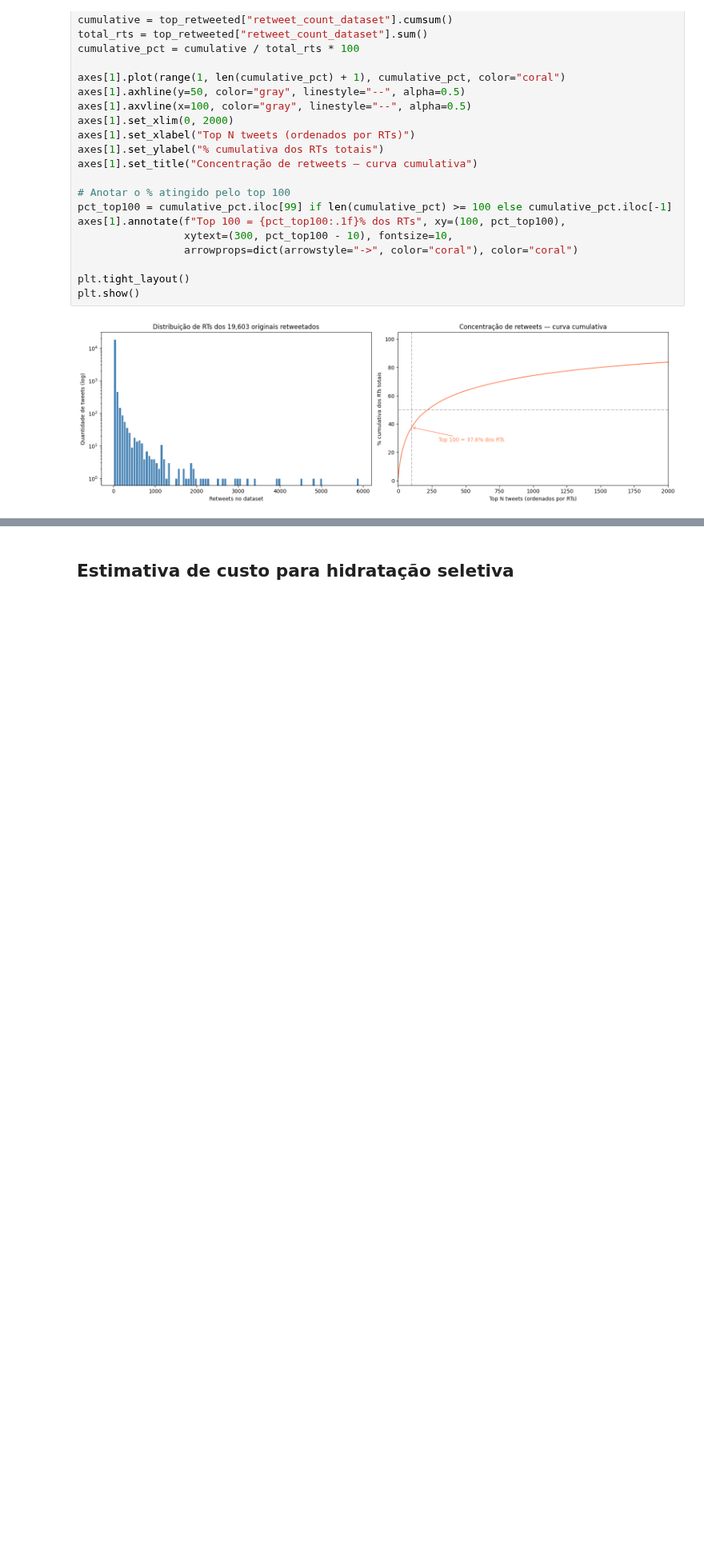
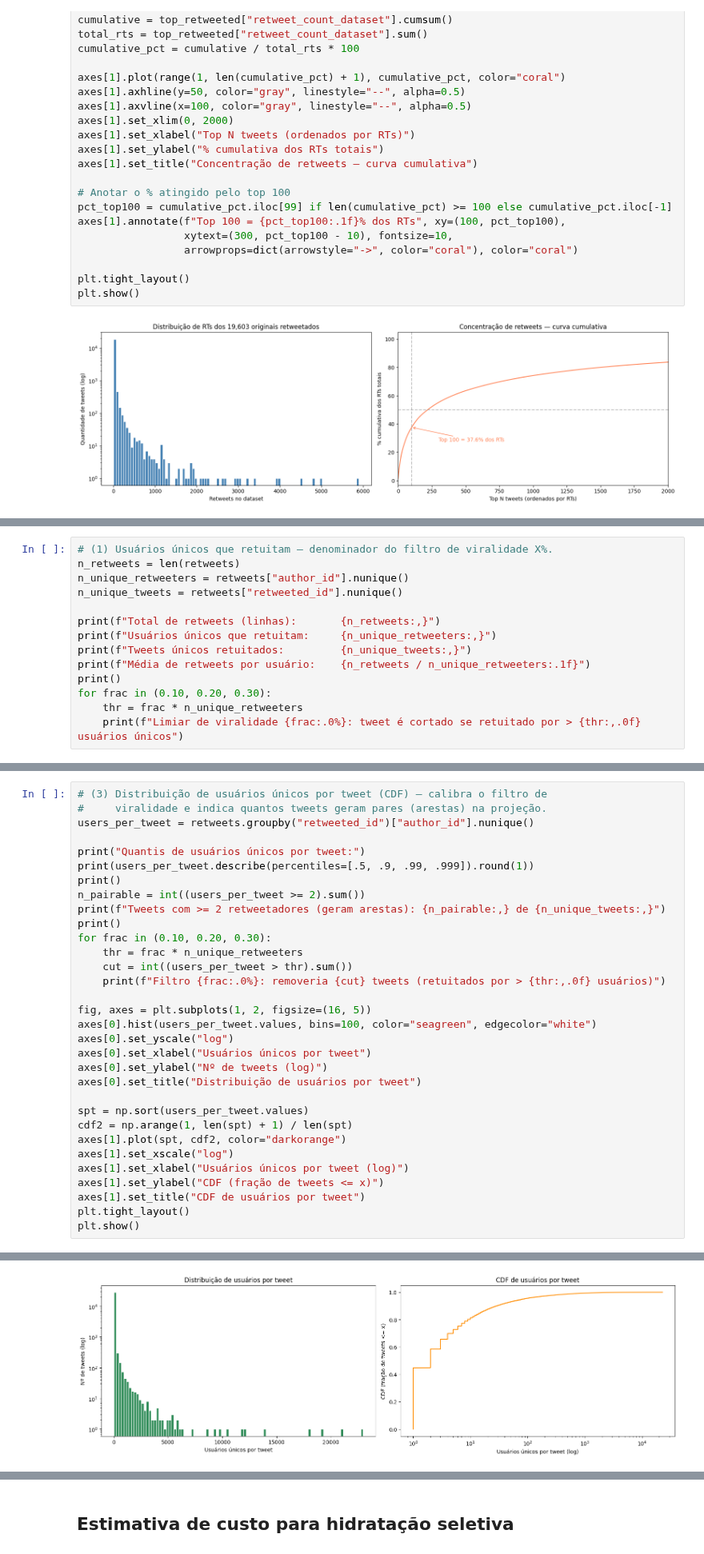
Before and after one commit to Vipigal/tcc-ufmg, a Jupyter notebook: notebooks/exploratory-analysis.ipynb, the cells around one changed output, grey strips where cells are left out. Shown at 80% size. Cells and saved outputs as stored; diff of their text form; blank space fills up the shorter version.

```diff
--- a/notebooks/exploratory-analysis.ipynb
+++ b/notebooks/exploratory-analysis.ipynb
@@ -234,0 +271,14 @@ plt.show()
+# %%
+# (1) Usuários únicos que retuitam — denominador do filtro de viralidade X%.
+n_retweets = len(retweets)
+n_unique_retweeters = retweets["author_id"].nunique()
+n_unique_tweets = retweets["retweeted_id"].nunique()
+
+print(f"Total de retweets (linhas):       {n_retweets:,}")
+print(f"Usuários únicos que retuitam:     {n_unique_retweeters:,}")
+print(f"Tweets únicos retuitados:         {n_unique_tweets:,}")
+print(f"Média de retweets por usuário:    {n_retweets / n_unique_retweeters:.1f}")
+print()
+for frac in (0.10, 0.20, 0.30):
+    thr = frac * n_unique_retweeters
+    print(f"Limiar de viralidade {frac:.0%}: tweet é cortado se retuitado por > {thr:,.0f} usuários únicos")
@@ -234,0 +347,33 @@ plt.show()
+# %%
+# (3) Distribuição de usuários únicos por tweet (CDF) — calibra o filtro de
+#     viralidade e indica quantos tweets geram pares (arestas) na projeção.
+users_per_tweet = retweets.groupby("retweeted_id")["author_id"].nunique()
+
+print("Quantis de usuários únicos por tweet:")
+print(users_per_tweet.describe(percentiles=[.5, .9, .99, .999]).round(1))
+print()
+n_pairable = int((users_per_tweet >= 2).sum())
+print(f"Tweets com >= 2 retweetadores (geram arestas): {n_pairable:,} de {n_unique_tweets:,}")
+print()
+for frac in (0.10, 0.20, 0.30):
+    thr = frac * n_unique_retweeters
+    cut = int((users_per_tweet > thr).sum())
+    print(f"Filtro {frac:.0%}: removeria {cut} tweets (retuitados por > {thr:,.0f} usuários)")
+
+fig, axes = plt.subplots(1, 2, figsize=(16, 5))
+axes[0].hist(users_per_tweet.values, bins=100, color="seagreen", edgecolor="white")
+axes[0].set_yscale("log")
+axes[0].set_xlabel("Usuários únicos por tweet")
+axes[0].set_ylabel("Nº de tweets (log)")
+axes[0].set_title("Distribuição de usuários por tweet")
+
+spt = np.sort(users_per_tweet.values)
+cdf2 = np.arange(1, len(spt) + 1) / len(spt)
+axes[1].plot(spt, cdf2, color="darkorange")
+axes[1].set_xscale("log")
+axes[1].set_xlabel("Usuários únicos por tweet (log)")
+axes[1].set_ylabel("CDF (fração de tweets <= x)")
+axes[1].set_title("CDF de usuários por tweet")
+plt.tight_layout()
+plt.show()
+# %% [output]
@@ -234,0 +397 @@ plt.show()
+[figure, added]
```
Also changed, not shown: parts of 16 cells of this notebook, 27 other files.
